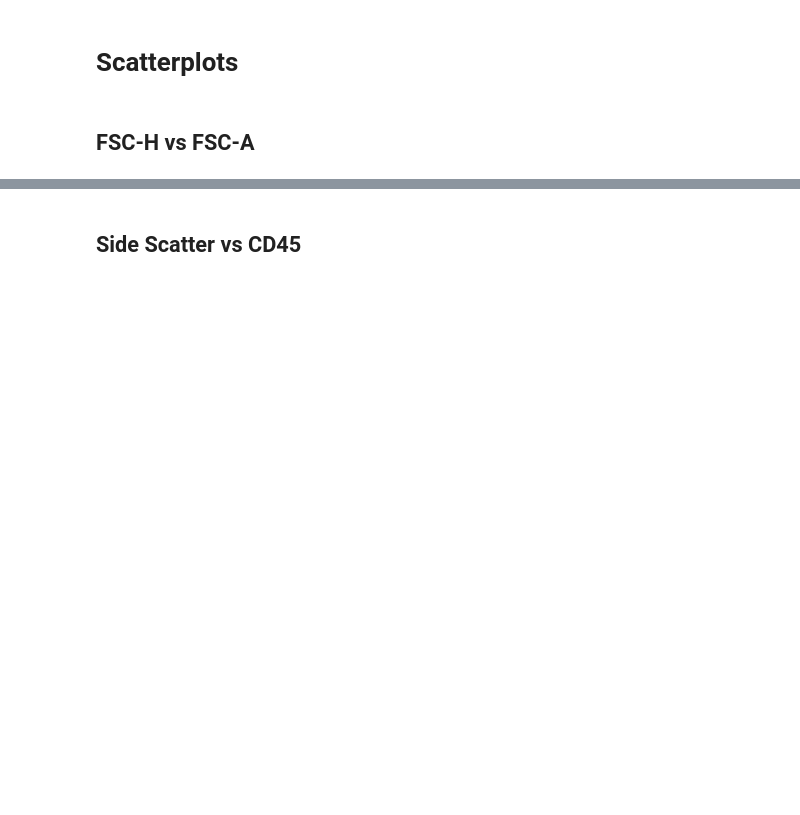
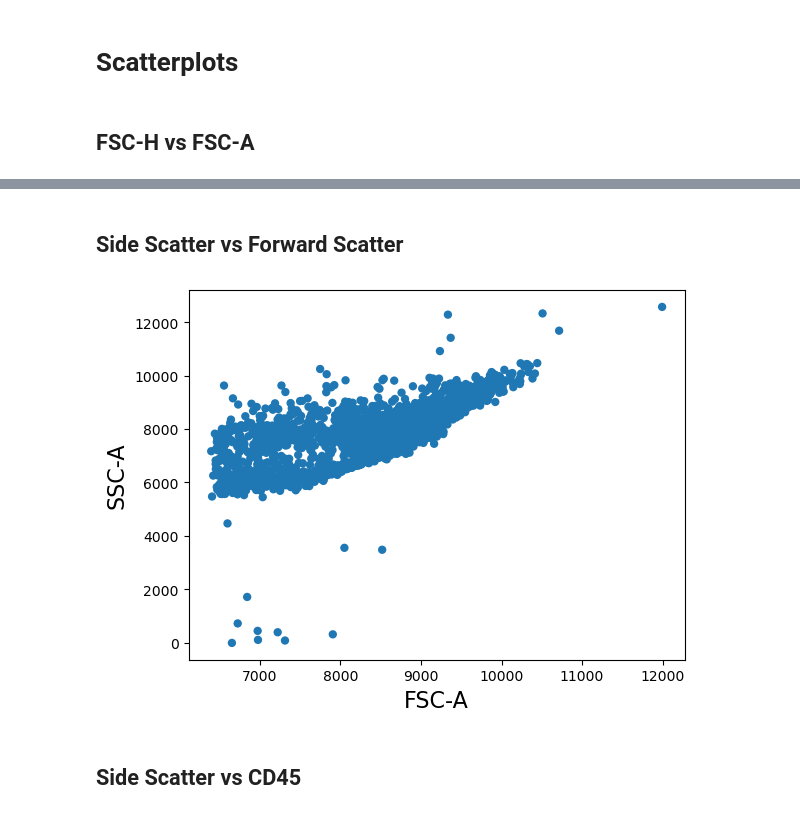
Before and after one commit to elenajusto/immunology-2, a Jupyter notebook: main.ipynb, the cells around one changed output, grey strips where cells are left out. Saved outputs shown, nothing was run; the diff lists cells and outputs as text; code cells hidden in the pictures; blank space fills up the shorter version.

```diff
--- a/main.ipynb
+++ b/main.ipynb
@@ -198,3 +200,11 @@ tsample.plot(['FSC-A', 'FSC-H'], kind='scatter', s=1, alpha=0.3);
+# %% [markdown]
+## Side Scatter vs Forward Scatter
+# %%
+# Scatterplot
+figure();
+tsample.plot(['FSC-A','SSC-A'], kind='scatter');
+# %% [output]
+[figure, added]
 # %% [markdown]
 ## Side Scatter vs CD45
 # %%
```
Also changed, not shown: parts of 5 cells of this notebook.
